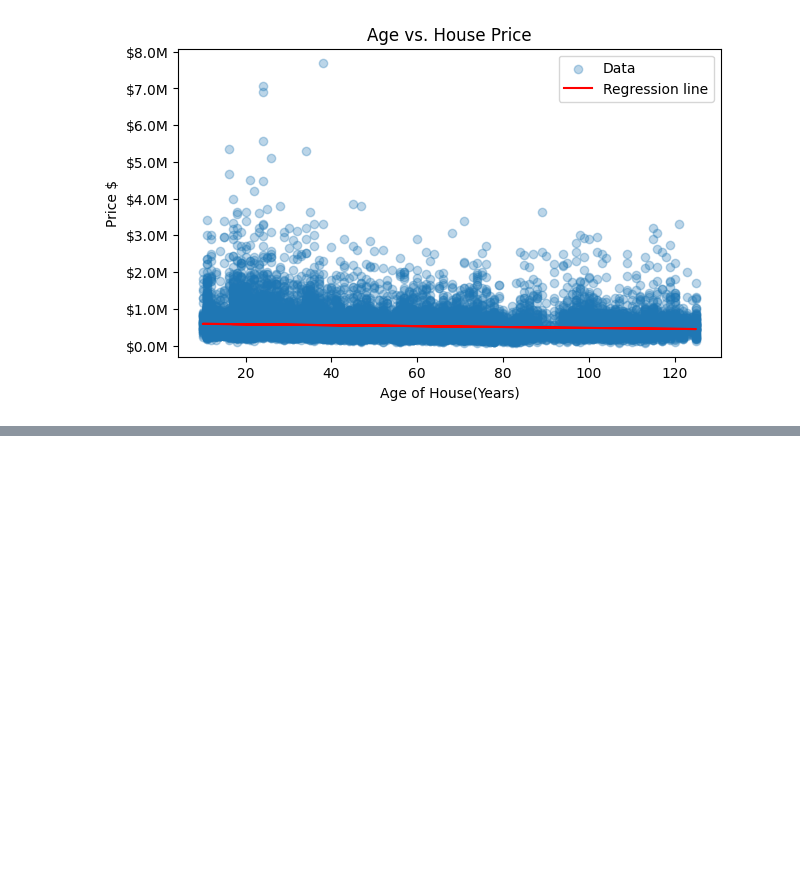
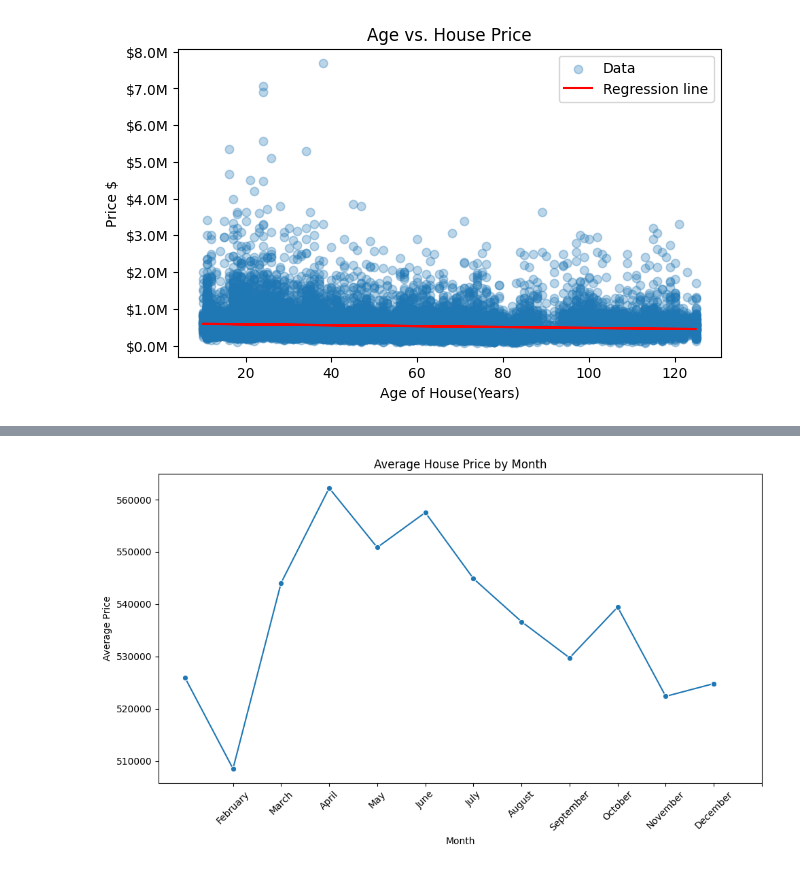
Before and after one commit to mahegupt/eda-project, a Jupyter notebook: 1_Fetching_the_data_eda.ipynb, the cells around one changed output, grey strips where cells are left out. Drawn from its saved outputs; the diff is of its cells as text; code cells hidden in the pictures; blank space fills up the shorter version.

```diff
--- a/1_Fetching_the_data_eda.ipynb
+++ b/1_Fetching_the_data_eda.ipynb
@@ -541,0 +588,26 @@ Name: price, dtype: float64
+# %%
+# ...existing code...
+
+df['date'] = pd.to_datetime(df['date'])
+
+# Extract month name from date
+df['month'] = df['date'].dt.strftime('%B')
+
+# Calculate average price per month (ordered by calendar month)
+month_order = ['January', 'February', 'March', 'April', 'May', 'June',
+               'July', 'August', 'September', 'October', 'November', 'December']
+monthly_avg = df.groupby('month', sort=False)['price'].mean().reindex(month_order).reset_index()
+
+
+# Plot average price by month
+plt.figure(figsize=(10,6))
+sns.lineplot(x='month', y='price', data=monthly_avg, marker='o')
+plt.title('Average House Price by Month')
+plt.xlabel('Month')
+plt.ylabel('Average Price')
+plt.xticks(rotation=45)
+plt.tight_layout()
+plt.xticks(range(1,13))
+plt.show()
+# %% [output]
+[figure, added]
```
Also changed, not shown: parts of 17 cells of this notebook, 2 other files.
